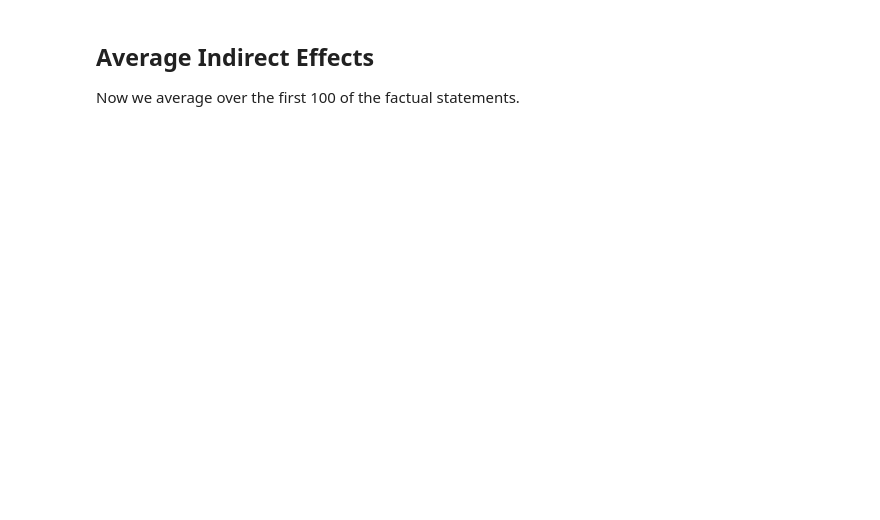
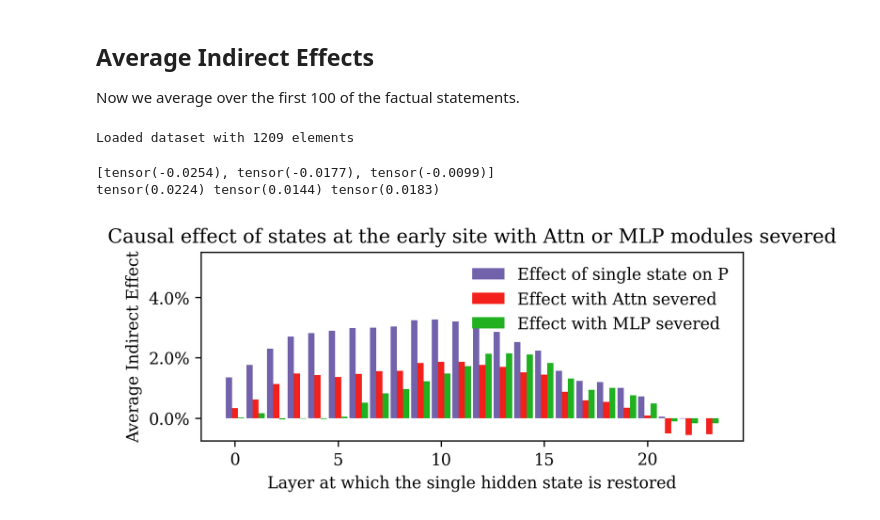
Before and after one commit to khnhenriette/ProjectADL, a Jupyter notebook: notebooks/average_causal_effects.ipynb, the cells around one changed output. Saved outputs shown, nothing was run; the diff lists cells and outputs as text; code cells hidden in the pictures; blank space fills up the shorter version.

```diff
--- a/notebooks/average_causal_effects.ipynb
+++ b/notebooks/average_causal_effects.ipynb
@@ -749,35 +819,40 @@ import matplotlib.ticker as mtick
 with plt.rc_context(rc={"font.family": "DejaVu Serif"}):
     fig, ax = plt.subplots(1, figsize=(6, 2.1), dpi=300)
     ax.bar(
-        [i - 0.3 for i in range(48)],
+        [i - 0.3 for i in range(24)], # 24 layers for gpt2-medium
         avg_ordinary,
         width=0.3,
         color="#7261ab",
         label="Effect of single state on P",
     )
     ax.bar(
-        [i for i in range(48)],
+        [i for i in range(24)],
         avg_no_attn,
         width=0.3,
         color="#f3201b",
         label="Effect with Attn severed",
     )
     ax.bar(
-        [i + 0.3 for i in range(48)],
+        [i + 0.3 for i in range(24)],
         avg_no_mlp,
         width=0.3,
         color="#20b020",
         label="Effect with MLP severed",
     )
     ax.set_title(
         title
     )  #'Impact of individual hidden state at last subject token with MLP disabled')
     ax.set_ylabel("Average Indirect Effect")
     ax.set_xlabel("Layer at which the single hidden state is restored")
     ax.yaxis.set_major_formatter(mtick.PercentFormatter(1.0))
-    ax.set_ylim(None, max(0.025, 0.105))
+    ax.set_ylim(None, max(0.025, 0.055))
 
     ax.legend(frameon=False)
 fig.savefig("causal-trace-no-attn-mlp.pdf", bbox_inches="tight")
 print([d[20] - d[10] for d in [avg_ordinary, avg_no_attn, avg_no_mlp]])
 print(avg_ordinary[15], avg_no_attn[15], avg_no_mlp[15])
+# %% [output]
+Loaded dataset with 1209 elements
+[tensor(-0.0254), tensor(-0.0177), tensor(-0.0099)]
+tensor(0.0224) tensor(0.0144) tensor(0.0183)
+[figure, added]
```
Also changed, not shown: parts of 12 cells of this notebook.
